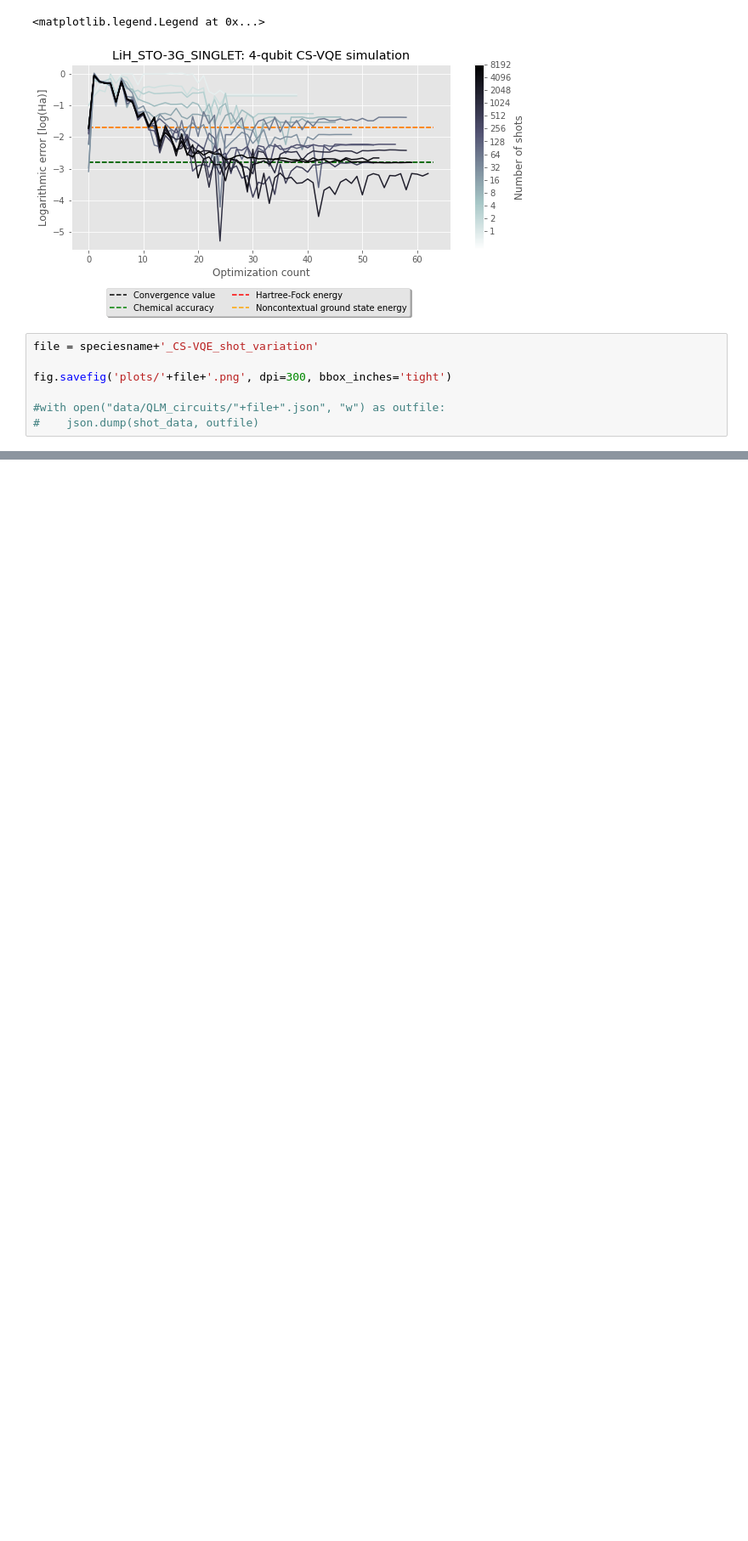
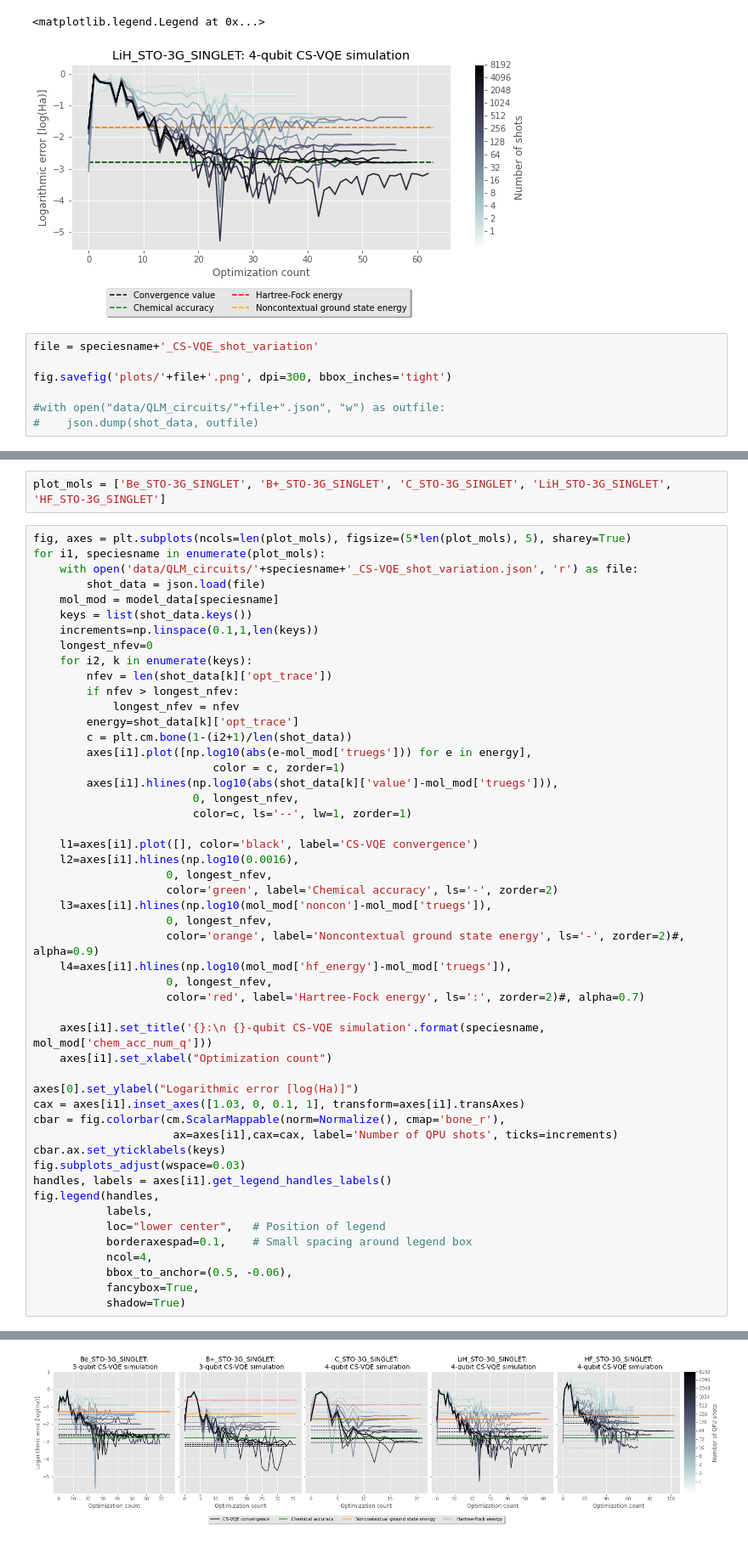
Before and after one commit to wmkirby1/CS-VQE, a Jupyter notebook: noisy_simulation_QLM.ipynb, the cells around one changed output, grey strips where cells are left out. Shown: that part at 85% size. Drawn from its saved outputs; the diff is of its cells as text; blank space fills up the shorter version.

Commit message:
Shot variation plotting complete

```diff
--- a/noisy_simulation_QLM.ipynb
+++ b/noisy_simulation_QLM.ipynb
@@ -214,0 +219,53 @@ fig.savefig('plots/'+file+'.png', dpi=300, bbox_inches='tight')
+# %%
+plot_mols = ['Be_STO-3G_SINGLET', 'B+_STO-3G_SINGLET', 'C_STO-3G_SINGLET', 'LiH_STO-3G_SINGLET', 'HF_STO-3G_SINGLET']
+# %%
+fig, axes = plt.subplots(ncols=len(plot_mols), figsize=(5*len(plot_mols), 5), sharey=True)
+for i1, speciesname in enumerate(plot_mols):
+    with open('data/QLM_circuits/'+speciesname+'_CS-VQE_shot_variation.json', 'r') as file:
+        shot_data = json.load(file)
+    mol_mod = model_data[speciesname]
+    keys = list(shot_data.keys())
+    increments=np.linspace(0.1,1,len(keys))
+    longest_nfev=0
+    for i2, k in enumerate(keys):
+        nfev = len(shot_data[k]['opt_trace'])
+        if nfev > longest_nfev:
+            longest_nfev = nfev
+        energy=shot_data[k]['opt_trace']
+        c = plt.cm.bone(1-(i2+1)/len(shot_data))
+        axes[i1].plot([np.log10(abs(e-mol_mod['truegs'])) for e in energy],
+                           color = c, zorder=1)
+        axes[i1].hlines(np.log10(abs(shot_data[k]['value']-mol_mod['truegs'])),
+                        0, longest_nfev,
+                        color=c, ls='--', lw=1, zorder=1)
+
+    l1=axes[i1].plot([], color='black', label='CS-VQE convergence')
+    l2=axes[i1].hlines(np.log10(0.0016),
+                    0, longest_nfev,
+                    color='green', label='Chemical accuracy', ls='-', zorder=2)
+    l3=axes[i1].hlines(np.log10(mol_mod['noncon']-mol_mod['truegs']),
+                    0, longest_nfev,
+                    color='orange', label='Noncontextual ground state energy', ls='-', zorder=2)#, alpha=0.9)
+    l4=axes[i1].hlines(np.log10(mol_mod['hf_energy']-mol_mod['truegs']),
+                    0, longest_nfev,
+                    color='red', label='Hartree-Fock energy', ls=':', zorder=2)#, alpha=0.7)
+
+    axes[i1].set_title('{}:\n {}-qubit CS-VQE simulation'.format(speciesname, mol_mod['chem_acc_num_q']))
+    axes[i1].set_xlabel("Optimization count")
+
+axes[0].set_ylabel("Logarithmic error [log(Ha)]")
+cax = axes[i1].inset_axes([1.03, 0, 0.1, 1], transform=axes[i1].transAxes)
+cbar = fig.colorbar(cm.ScalarMappable(norm=Normalize(), cmap='bone_r'),
+                     ax=axes[i1],cax=cax, label='Number of QPU shots', ticks=increments)
+cbar.ax.set_yticklabels(keys)
+fig.subplots_adjust(wspace=0.03)
+handles, labels = axes[i1].get_legend_handles_labels()
+fig.legend(handles,
+           labels,
+           loc="lower center",   # Position of legend
+           borderaxespad=0.1,    # Small spacing around legend box
+           ncol=4,
+           bbox_to_anchor=(0.5, -0.06),
+           fancybox=True,
+           shadow=True)
+# %% [output]
@@ -214,0 +273 @@ fig.savefig('plots/'+file+'.png', dpi=300, bbox_inches='tight')
+[figure, added]
```
Also changed, not shown: parts of 5 cells of this notebook.
